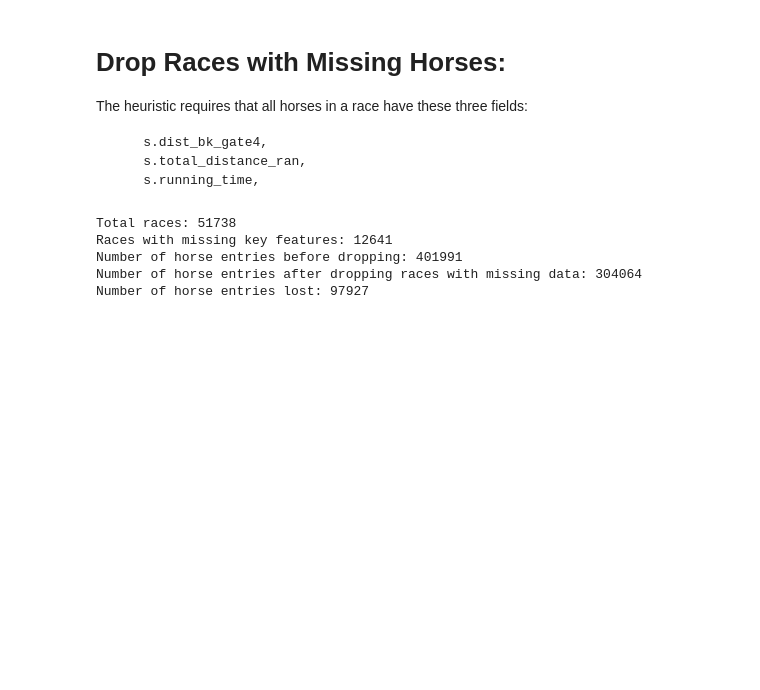
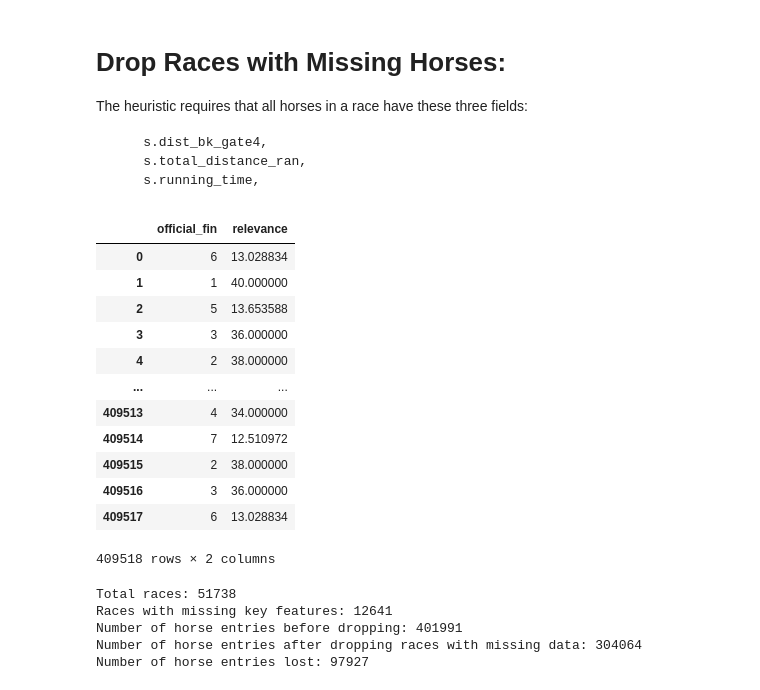
Before and after one commit to shanemeister/FoxRiverAIRacing, a Jupyter notebook: notebooks/0-GCSF_Calculation.ipynb, the cells around one changed output. Drawn from its saved outputs; the diff is of its cells as text; code cells hidden in the pictures; blank space fills up the shorter version.

```diff
--- a/notebooks/0-GCSF_Calculation.ipynb
+++ b/notebooks/0-GCSF_Calculation.ipynb
@@ -272,6 +272,49 @@ The heuristic requires that all horses in a race have these three fields:
         s.dist_bk_gate4,
         s.total_distance_ran,
         s.running_time,
+# %%
+import numpy as np
+
+def assign_piecewise_log_labels(df):
+    """
+    If official_fin <= 4, assign them to a high relevance band (with small differences).
+    Otherwise, use a log-based formula that drops more sharply.
+    """
+    def _relevance(fin):
+        if fin == 1:
+            return 40  # Could be 40 for 1st
+        elif fin == 2:
+            return 38  # Slightly lower than 1st, but still high
+        elif fin == 3:
+            return 36
+        elif fin == 4:
+            return 34
+        else:
+            # For 5th place or worse, drop off fast with a log formula:
+            # e.g. alpha=30, beta=4 => 5th => 30 / log(4+5)=30/log(9)= ~9
+            alpha = 30.0
+            beta  = 4.0
+            return alpha / np.log(beta + fin)
+
+    df["relevance"] = df["official_fin"].apply(_relevance)
+    return df
+test = assign_piecewise_log_labels(full_df)
+# %%
+test[["official_fin", "relevance"]]
+# %% [output]
+|  | official_fin | relevance |
+| 0 | 6 | 13.028834 |
+| 1 | 1 | 40.000000 |
+| 2 | 5 | 13.653588 |
+| 3 | 3 | 36.000000 |
+| 4 | 2 | 38.000000 |
+| ... | ... | ... |
+| 409513 | 4 | 34.000000 |
+| 409514 | 7 | 12.510972 |
+| 409515 | 2 | 38.000000 |
+| 409516 | 3 | 36.000000 |
+| 409517 | 6 | 13.028834 |
+409518 rows × 2 columns
 # %%
 import pandas as pd
 
```
Also changed, not shown: parts of 2 cells of this notebook, 44 other files.
